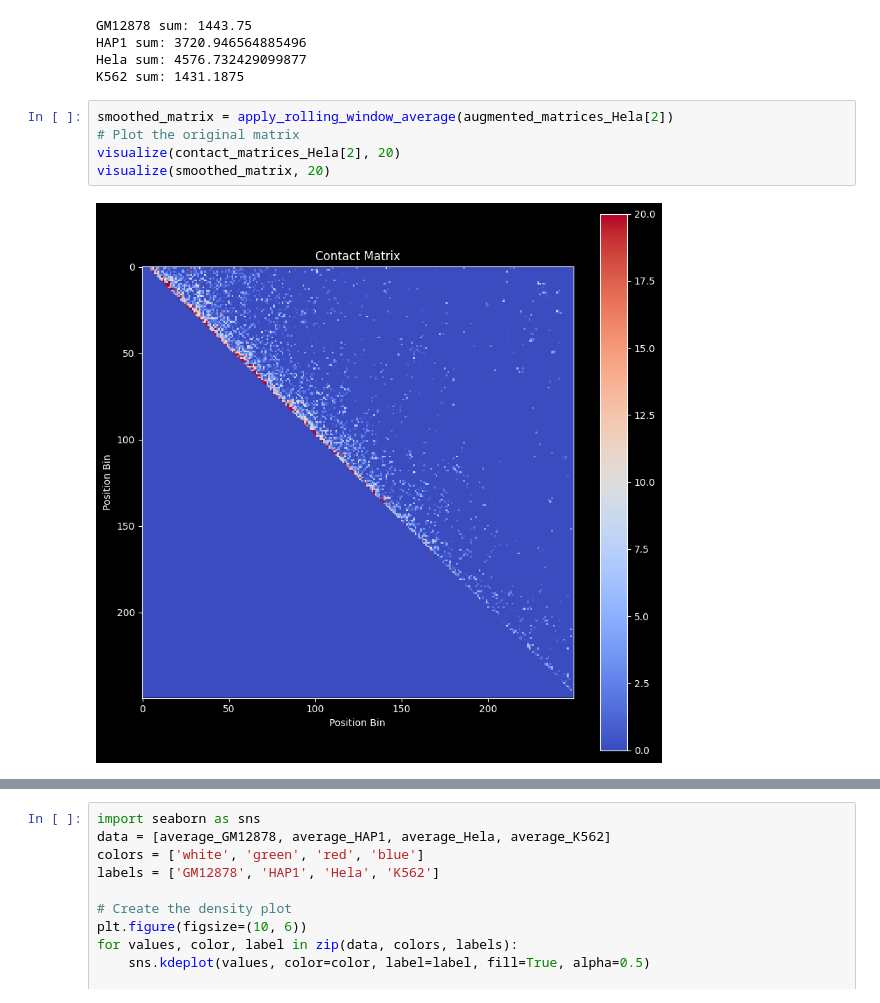
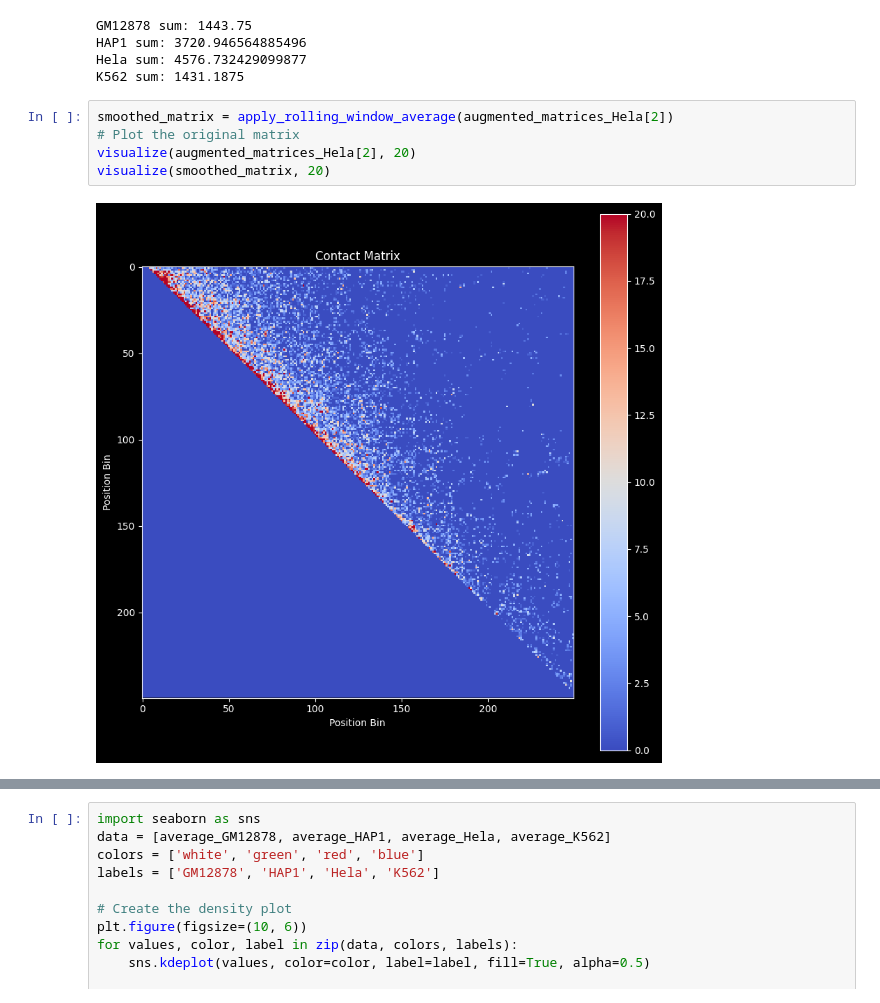
Before and after one commit to HaochongYANG/dna_heterogeneity, a Jupyter notebook: analysis.ipynb, the cells around one changed output, grey strips where cells are left out. Drawn from its saved outputs; the diff is of its cells as text.

```diff
--- a/analysis.ipynb
+++ b/analysis.ipynb
@@ -452,10 +462,10 @@ K562 sum: 1431.1875
 # %%
 smoothed_matrix = apply_rolling_window_average(augmented_matrices_Hela[2])
 # Plot the original matrix
-visualize(contact_matrices_Hela[2], 20)
+visualize(augmented_matrices_Hela[2], 20)
 visualize(smoothed_matrix, 20)
 # %% [output]
-[figure, old version]
+[figure, new version]
 [figure]
 # %%
 import seaborn as sns
```
Also changed, not shown: parts of 10 cells of this notebook.
